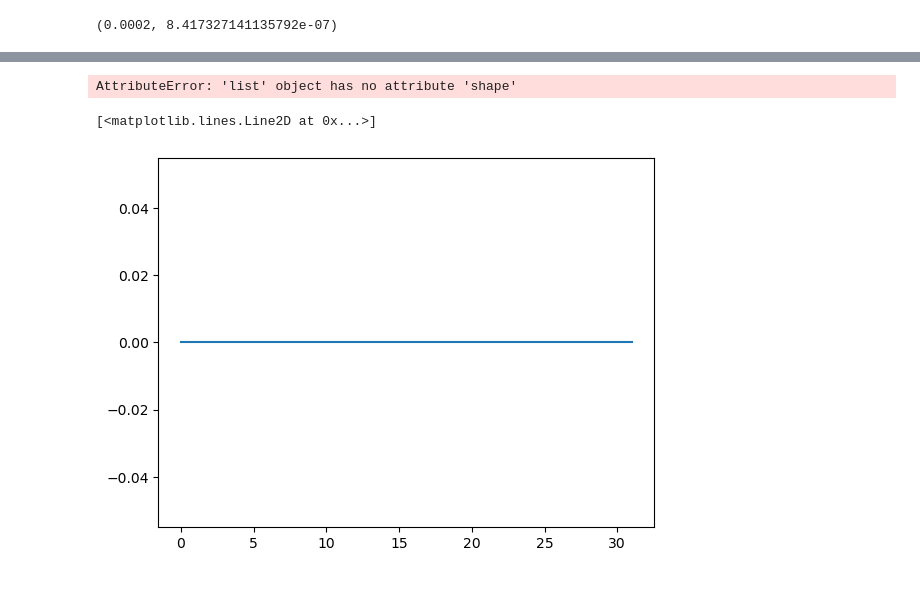
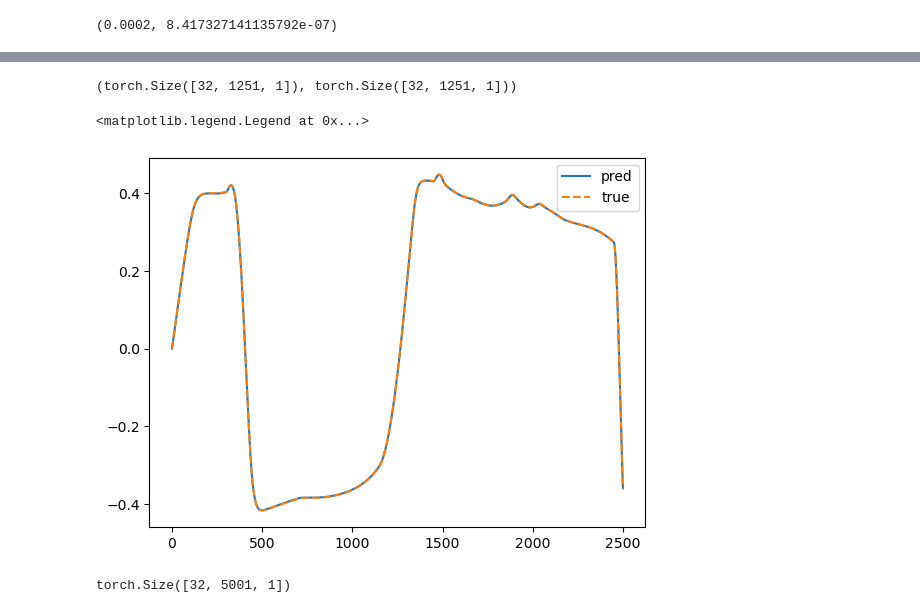
Before and after one commit to m-raj/microstructure-dependent-material-model, a Jupyter notebook: evp.ipynb, the cells around one changed output, grey strips where cells are left out. Saved outputs shown, nothing was run; the diff lists cells and outputs as text; code cells hidden in the pictures.

```diff
--- a/evp.ipynb
+++ b/evp.ipynb
@@ -30,6 +30,8 @@ import importlib
 util = importlib.reload(util)
 m_evp = importlib.reload(m_evp)
 # %%
-dataset = util.ViscoplasticDataset('evp/2024-12-20_Viscoplastic_PC1D_process1_data.pkl', 1)
-dataloader = torch.utils.data.DataLoader(dataset, batch_size=32, shuffle=True)
-evp_model = m_evp.ViscoplasticMaterialModel(dt=0.0002)
+step = 5
+dataset = util.ViscoplasticDataset('evp_data/2024-12-20_Viscoplastic_PC1D_process1_data.pkl', step)
+dataloader = torch.utils.data.DataLoader(dataset, batch_size=32, shuffle=False)
+evp_model = m_evp.ViscoplasticMaterialModel([1, 20],
+    dt=0.0002*step)
@@ -44,10 +66,16 @@ for x,y in dataloader:
 # %%
 e.shape, y_pred.shape
 # %% [output]
-AttributeError: 'list' object has no attribute 'shape'
+(torch.Size([32, 1251, 1]), torch.Size([32, 1251, 1]))
 # %%
-plt.plot(y_pred[0].detach().numpy())
-# plt.plot(y[0].detach().numpy())
+i = 15
+plt.plot(y_pred[i].detach().numpy(), label='pred')
+plt.plot(y[i].detach().numpy(), '--', label='true')
+plt.legend()
 # %% [output]
-[<matplotlib.lines.Line2D at 0x...>]
+<matplotlib.legend.Legend at 0x...>
-[figure, old version]
+[figure, new version]
+# %%
+y_pred.shape
+# %% [output]
+torch.Size([32, 5001, 1])
```
Also changed, not shown: parts of 2 cells of this notebook, 5 other files.
